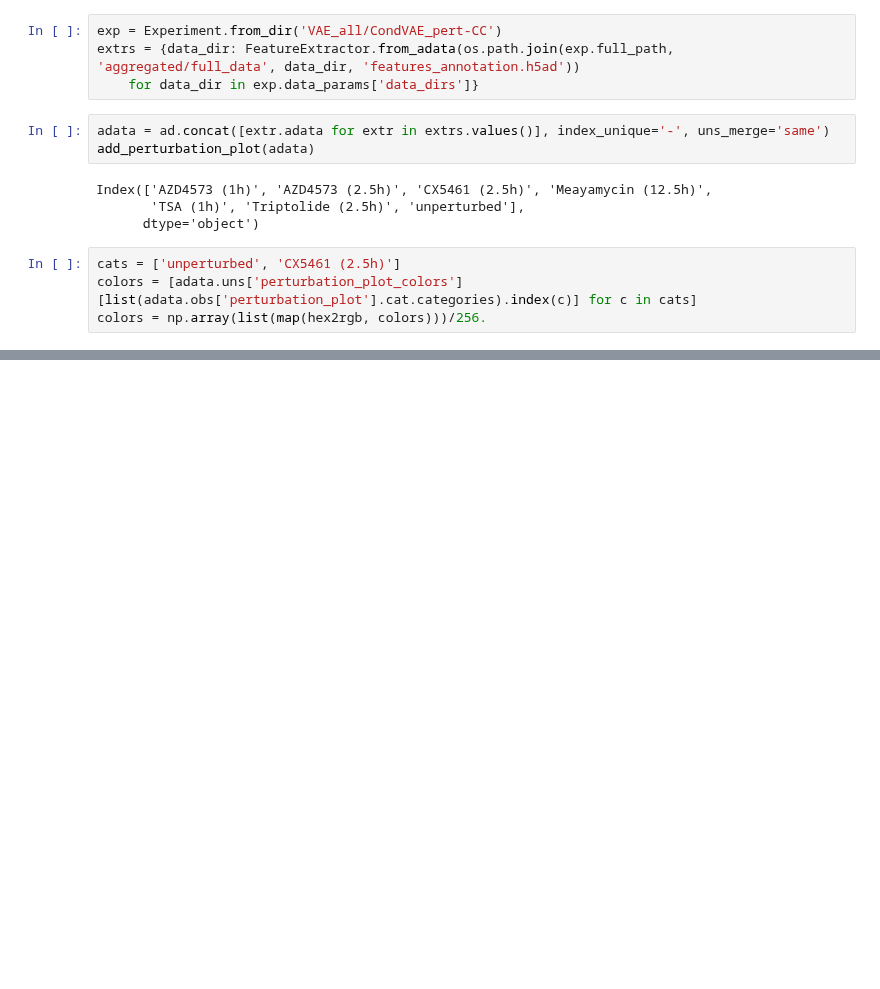
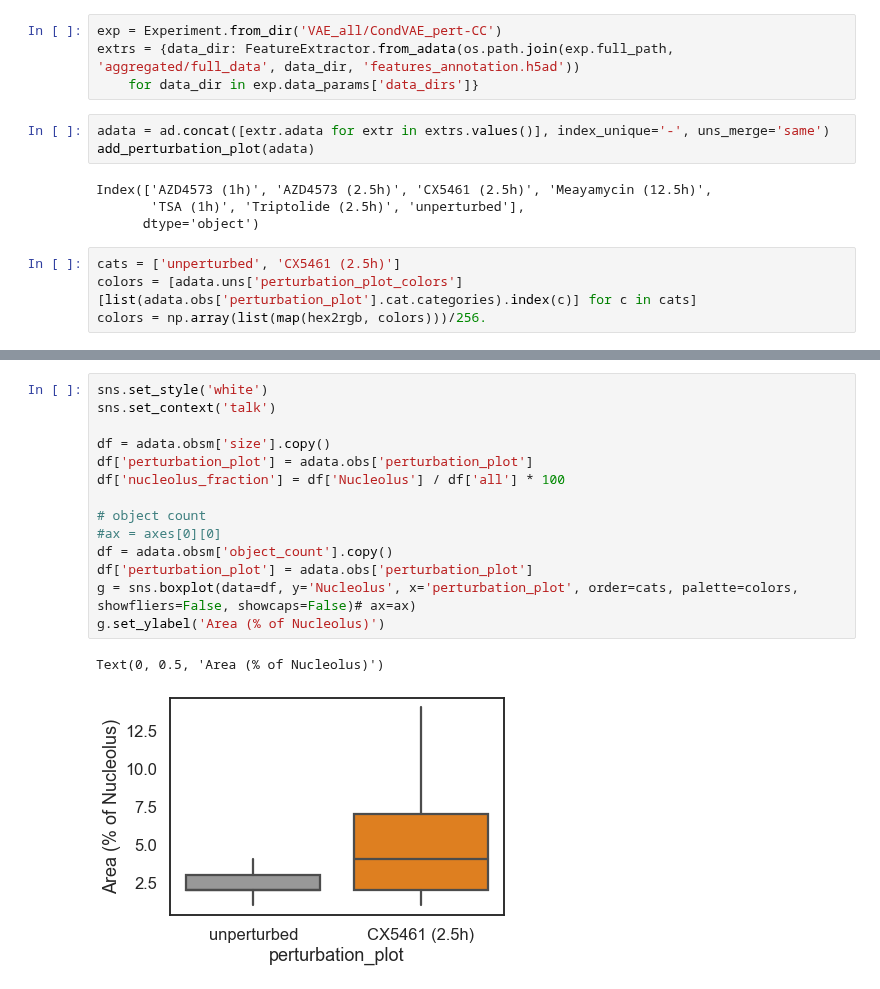
Before and after one commit to theislab/campa_ana, a Jupyter notebook: figures/fig4_object_features_CX5461.ipynb, the cells around one changed output, grey strips where cells are left out. Drawn from its saved outputs; the diff is of its cells as text; blank space fills up the shorter version.

```diff
--- a/figures/fig4_object_features_CX5461.ipynb
+++ b/figures/fig4_object_features_CX5461.ipynb
@@ -41,3 +64,20 @@ colors = np.array(list(map(hex2rgb, colors)))/256.
+# %%
+sns.set_style('white')
+sns.set_context('talk')
+
+df = adata.obsm['size'].copy()
+df['perturbation_plot'] = adata.obs['perturbation_plot']
+df['nucleolus_fraction'] = df['Nucleolus'] / df['all'] * 100
+
+# object count
+#ax = axes[0][0]
+df = adata.obsm['object_count'].copy()
+df['perturbation_plot'] = adata.obs['perturbation_plot']
+g = sns.boxplot(data=df, y='Nucleolus', x='perturbation_plot', order=cats, palette=colors, showfliers=False, showcaps=False)# ax=ax)
+g.set_ylabel('Area (% of Nucleolus)')
+# %% [output]
+Text(0, 0.5, 'Area (% of Nucleolus)')
+[figure, added]
 # %%
 sns.set_style('whitegrid')
 sns.set_context('talk')
```
Also changed, not shown: parts of 3 cells of this notebook, 6 other files.
